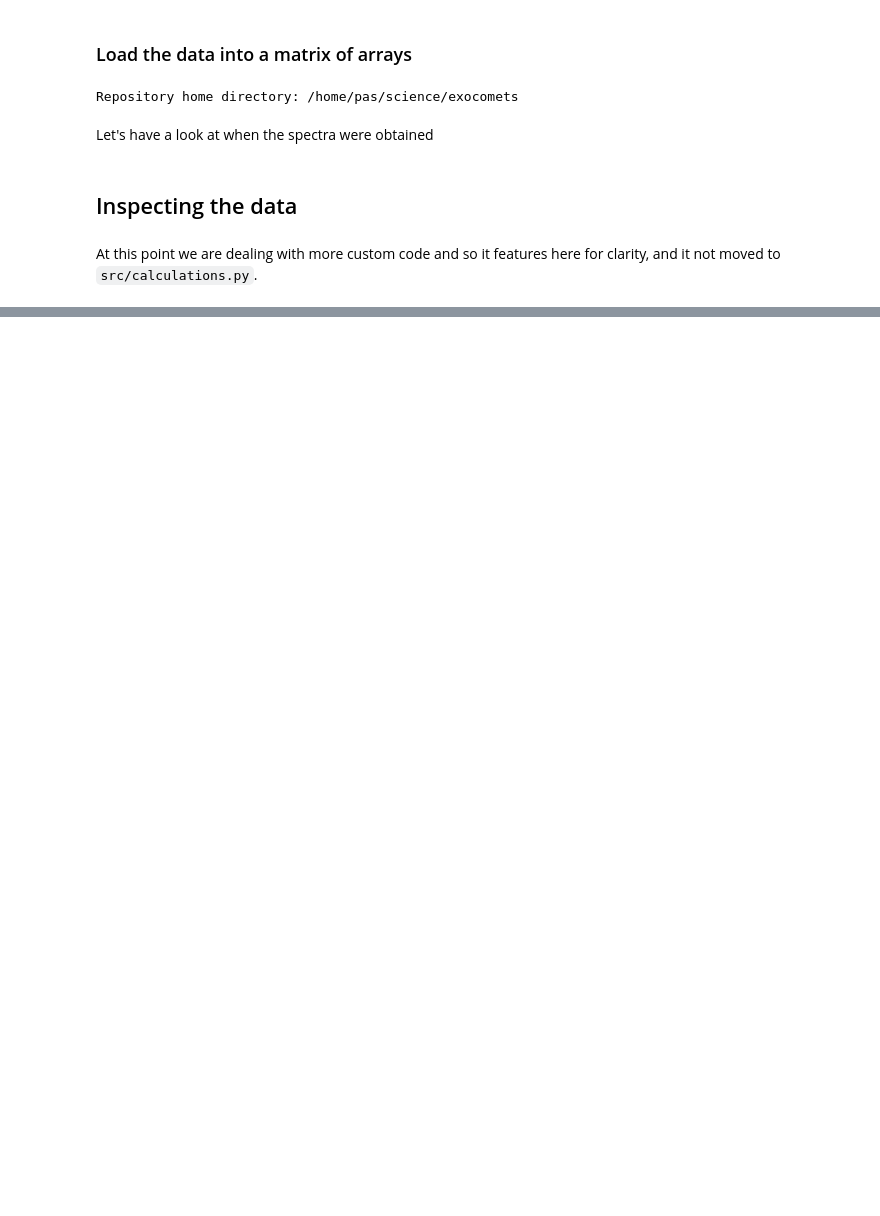
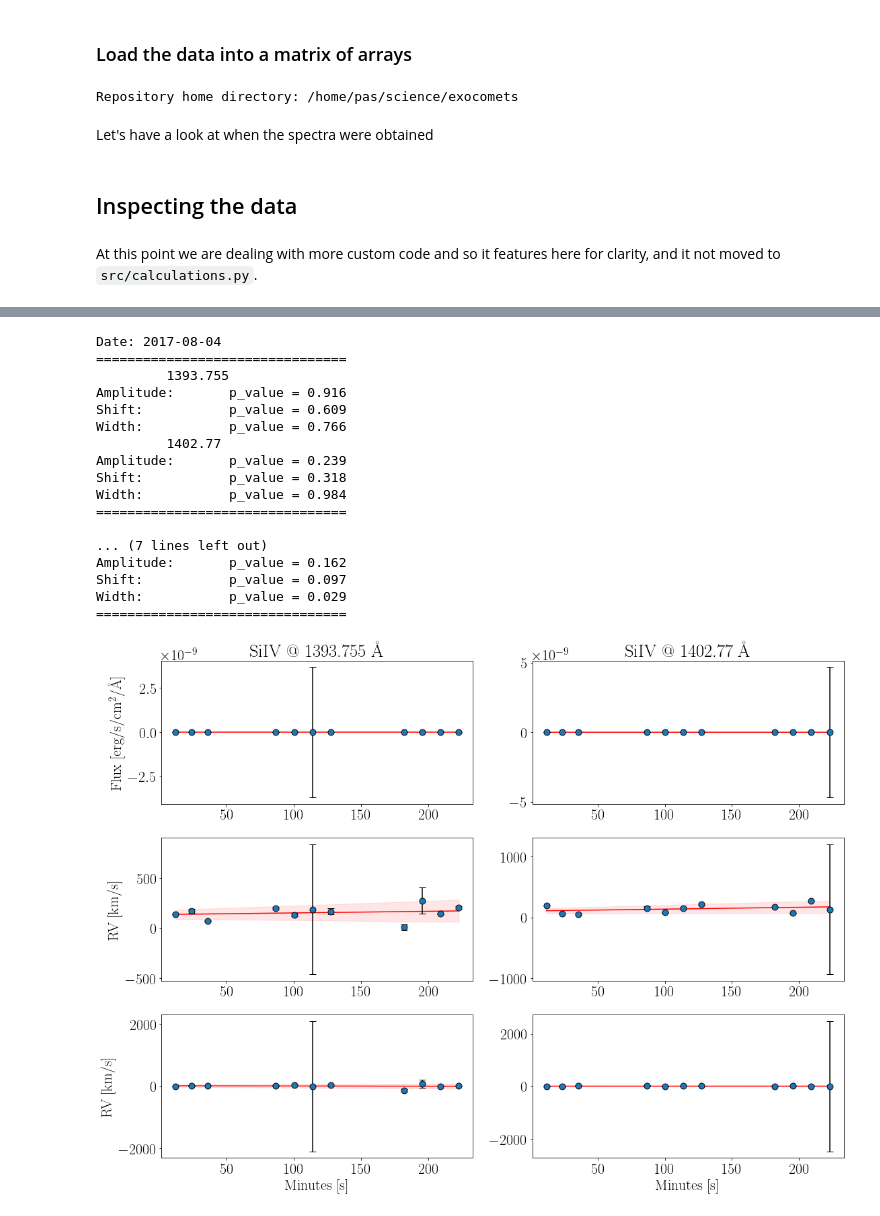
Before and after one commit to bdrdavies/exocomets, a Jupyter notebook: notebooks/short_term_variations.ipynb, the cells around one changed output, grey strips where cells are left out. Cells and saved outputs as stored; diff of their text form; code cells hidden in the pictures; blank space fills up the shorter version.

```diff
--- a/notebooks/short_term_variations.ipynb
+++ b/notebooks/short_term_variations.ipynb
@@ -355,7 +355,7 @@ plotting_params = {'backend': 'wxAgg',
 plt.rcParams.update(plotting_params)
 
 for nobs in range(len(DP)):
-    date = str(D[nobs][0][3])[:10]
+    date = str(DP[nobs][0][3])[:10]
     print("Date:",date)
     print(32*"=")
 
@@ -396,30 +396,49 @@ for nobs in range(len(DP)):
 
         res3 = linregress(minutes[nobs][1:], width[nobs][j])
         if res3.pvalue < 0.05:
             colour = "green"
         else:
             colour = "red"
         axes[2][j].fill_between(minutes[nobs][1:],(res3.slope+res3.stderr)*minutes[nobs][1:]+res3.intercept+res3.intercept_stderr,(res3.slope-res3.stderr)*minutes[nobs][1:]+res3.intercept-res3.intercept_stderr,color=colour,alpha=0.1)
         axes[2][j].plot(minutes[nobs][1:],res3.slope*minutes[nobs][1:]+res3.intercept,color=colour)
         axes[2][j].errorbar(minutes[nobs][1:],width[nobs][j],yerr=width_err[nobs][j],capsize=5,ls="None",color="black")
         axes[2][j].scatter(minutes[nobs][1:],width[nobs][j],s=80,zorder=2,color="black")
         axes[2][j].scatter(minutes[nobs][1:],width[nobs][j],s=50,zorder=2,label="Absorption depth")
 
         print("\t",lines[j])
         print('Amplitude:\t p_value =',round(res1.pvalue,3))
         print('Shift:\t\t p_value =',round(res2.pvalue,3))
         print('Width:\t\t p_value =',round(res3.pvalue,3))
 
         #with open(home+'/data/variations_'+date+'.txt', 'w') as output:
         #    output.write('Amplitude:\t p_value = '+str(round(res1.pvalue,3))+'\n')
 
     axes[0][0].set_ylabel(r'Flux [erg/s/cm$^2$/\AA]')
     axes[0][0].title.set_text('SiIV @ '+str(Line1)+' \AA')
     axes[0][1].title.set_text('SiIV @ '+str(Line2)+' \AA')
     axes[1][0].set_ylabel(r'RV [km/s]')
     axes[2][0].set_ylabel(r'RV [km/s]')
     axes[2][0].set_xlabel(r'Minutes [s]')
     axes[2][1].set_xlabel(r'Minutes [s]')
     fig.tight_layout()
     plt.savefig(home+'/plots/'+date+'_gaussian_parameters.pdf', bbox_inches='tight', pad_inches=0.1,dpi=300)
     print(32*"=","\n")
+# %% [output]
+Date: 2017-08-04
+================================
+         1393.755
+Amplitude:       p_value = 0.916
+Shift:           p_value = 0.609
+Width:           p_value = 0.766
+         1402.77
+Amplitude:       p_value = 0.239
+Shift:           p_value = 0.318
+Width:           p_value = 0.984
+================================
+
+... (7 lines left out)
+Amplitude:       p_value = 0.162
+Shift:           p_value = 0.097
+Width:           p_value = 0.029
+================================
+[figure, added]
```
Also changed, not shown: parts of 6 cells of this notebook, 1 other file.
